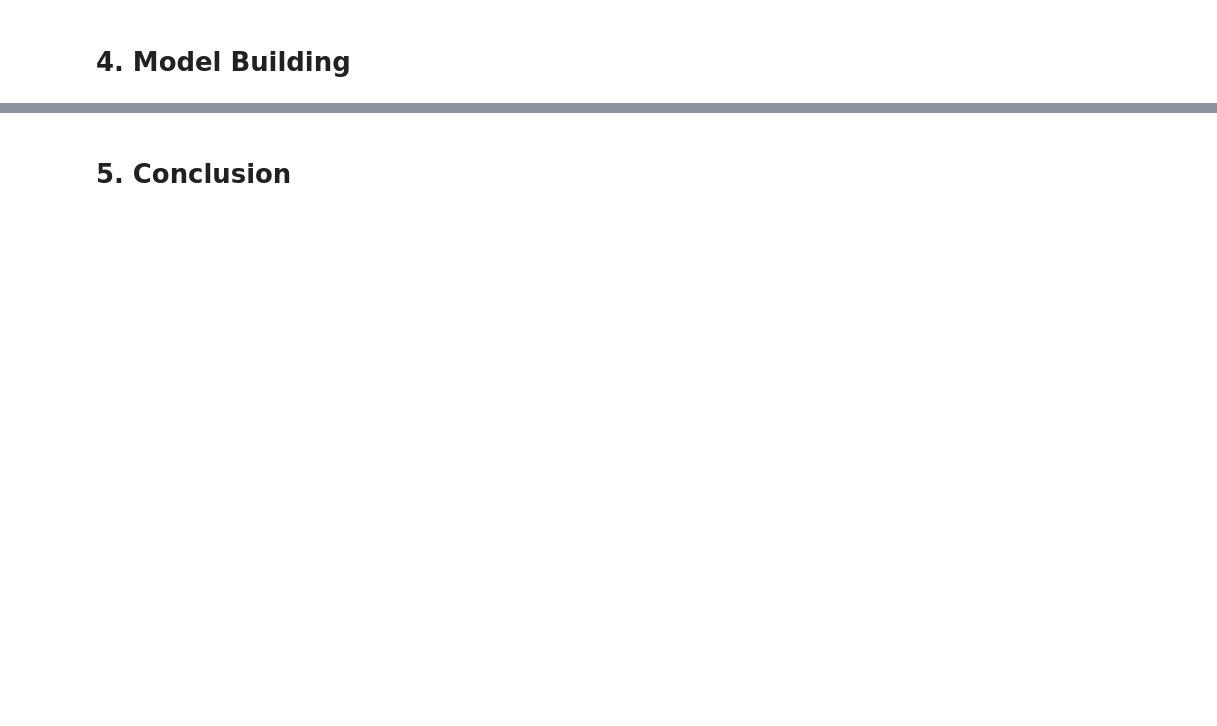
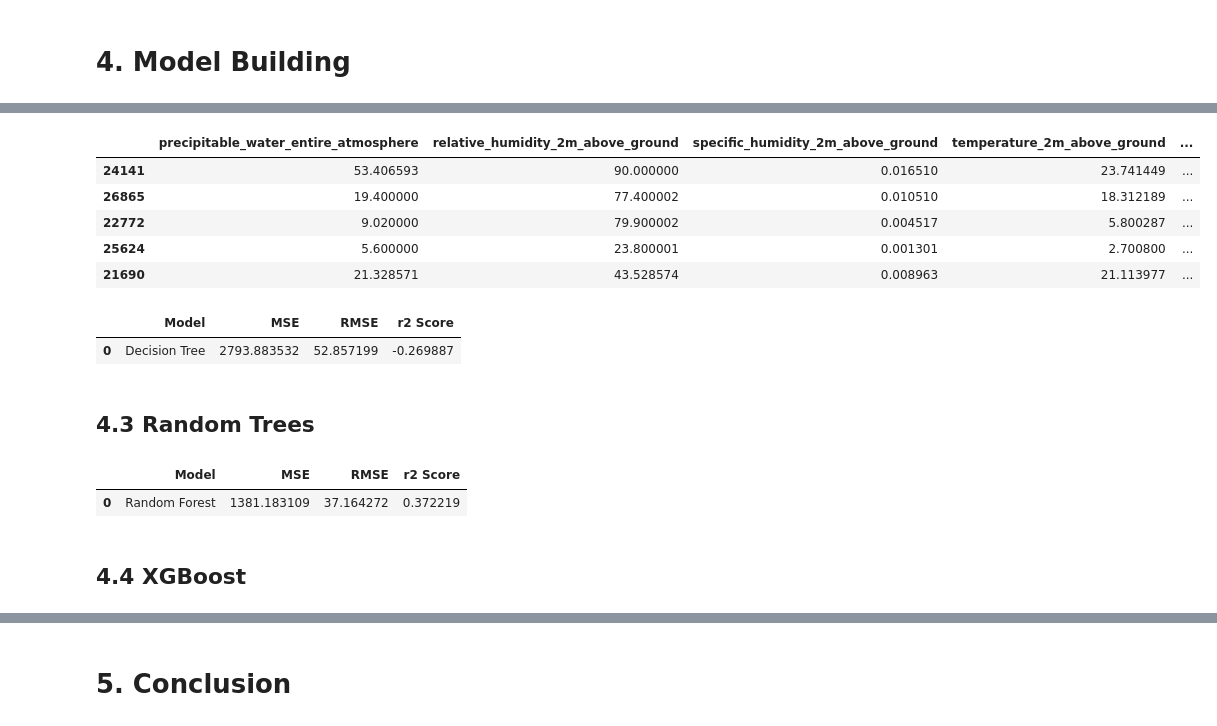
Before and after one commit to tapiwamesa/Urban-Air-Pollution, a Jupyter notebook: Urban_Air_Pollution.ipynb, the cells around one changed output, grey strips where cells are left out. Drawn from its saved outputs; the diff is of its cells as text; code cells hidden in the pictures; blank space fills up the shorter version.

```diff
--- a/Urban_Air_Pollution.ipynb
+++ b/Urban_Air_Pollution.ipynb
@@ -273,0 +263,5 @@ from sklearn.model_selection import train_test_split
+# %%
+# Removing unwanted columns
+
+train_clean = train_data.drop(columns = ['Place_ID X Date', 'Place_ID', 'Date'], axis = 1)
+train_clean.columns
@@ -273,0 +320,5 @@ from sklearn.model_selection import train_test_split
+# %%
+# One hot Encoding for linear regression model
+
+train_final = pd.get_dummies(train_clean, columns = ['Month', 'Month_Period'], drop_first = True)
+test_final = pd.get_dummies(test_clean, columns = ['Month', 'Month_Period'], drop_first = True)
@@ -275,0 +342,8 @@ from sklearn.model_selection import train_test_split
+# %%
+# Splitting the features and target
+
+X = train_final.drop(columns = ['target'], axis = 1)
+y = train_final['target']
+
+# Splitting the data into train and validation set
+X_train, X_val, y_train, y_val = train_test_split(X, y, test_size = 0.3, random_state = 42)
@@ -275,0 +418,9 @@ from sklearn.model_selection import train_test_split
+# %%
+X_val.head()
+# %% [output]
+|  | precipitable_water_entire_atmosphere | relative_humidity_2m_above_ground | specific_humidity_2m_above_ground | temperature_2m_above_ground | ... |
+| 24141 | 53.406593 | 90.000000 | 0.016510 | 23.741449 | ... |
+| 26865 | 19.400000 | 77.400002 | 0.010510 | 18.312189 | ... |
+| 22772 | 9.020000 | 79.900002 | 0.004517 | 5.800287 | ... |
+| 25624 | 5.600000 | 23.800001 | 0.001301 | 2.700800 | ... |
+| 21690 | 21.328571 | 43.528574 | 0.008963 | 21.113977 | ... |
@@ -275,0 +440,9 @@ from sklearn.model_selection import train_test_split
+# %%
+# decision tree results
+results_tree = pd.DataFrame([{'Model':'Decision Tree', 'MSE': mse_tree, 'RMSE': rmse_tree, 'r2 Score': r2_tree}])
+results_tree
+# %% [output]
+|  | Model | MSE | RMSE | r2 Score |
+| 0 | Decision Tree | 2793.883532 | 52.857199 | -0.269887 |
+# %% [markdown]
+## 4.3 Random Trees
@@ -275,0 +462,9 @@ from sklearn.model_selection import train_test_split
+# %%
+# random forest results
+results_rf = pd.DataFrame([{'Model':'Random Forest', 'MSE': mse_rf, 'RMSE': rmse_rf, 'r2 Score': r2_rf}])
+results_rf
+# %% [output]
+|  | Model | MSE | RMSE | r2 Score |
+| 0 | Random Forest | 1381.183109 | 37.164272 | 0.372219 |
+# %% [markdown]
+## 4.4 XGBoost
```
Also changed, not shown: parts of 36 cells of this notebook.
